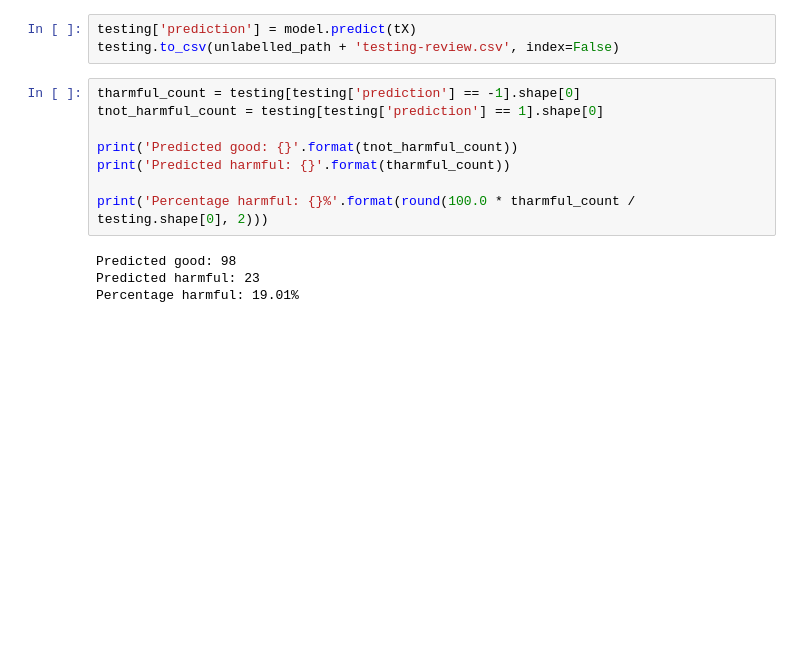
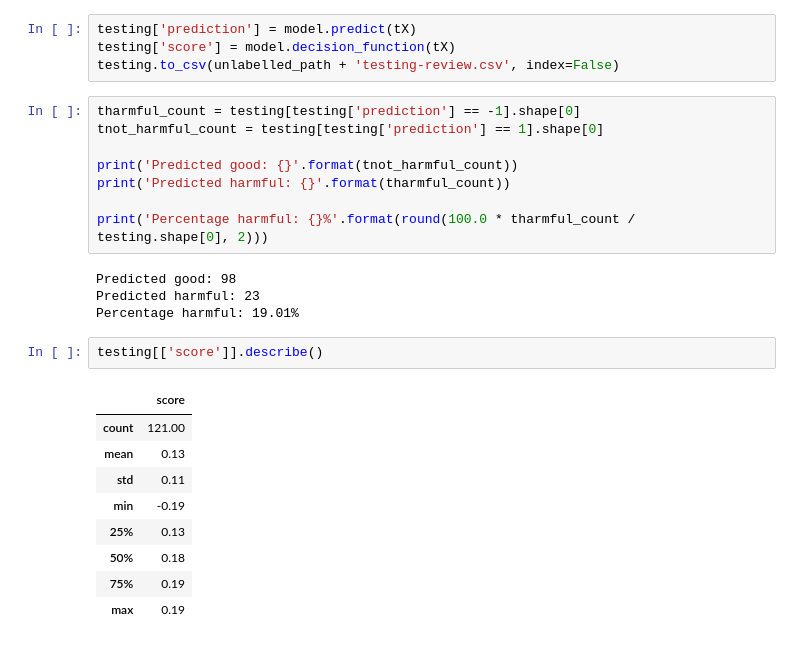
Before and after one commit to mapbox/gabbar, a Jupyter notebook: notebooks/anomaly_detection.ipynb, the cells around one changed output. Cells and saved outputs as stored; diff of their text form; blank space fills up the shorter version.

```diff
--- a/notebooks/anomaly_detection.ipynb
+++ b/notebooks/anomaly_detection.ipynb
@@ -260,6 +284,7 @@ tX = testing.drop(non_training_attributes, axis=1)
 ty = testing['changeset_harmful']
 # %%
 testing['prediction'] = model.predict(tX)
+testing['score'] = model.decision_function(tX)
 testing.to_csv(unlabelled_path + 'testing-review.csv', index=False)
 # %%
 tharmful_count = testing[testing['prediction'] == -1].shape[0]
@@ -273,3 +298,15 @@ print('Percentage harmful: {}%'.format(round(100.0 * tharmful_count / testing.sh
 Predicted good: 98
 Predicted harmful: 23
 Percentage harmful: 19.01%
+# %%
+testing[['score']].describe()
+# %% [output]
+|  | score |
+| count | 121.00 |
+| mean | 0.13 |
+| std | 0.11 |
+| min | -0.19 |
+| 25% | 0.13 |
+| 50% | 0.18 |
+| 75% | 0.19 |
+| max | 0.19 |
```
Also changed, not shown: parts of 7 cells of this notebook.
